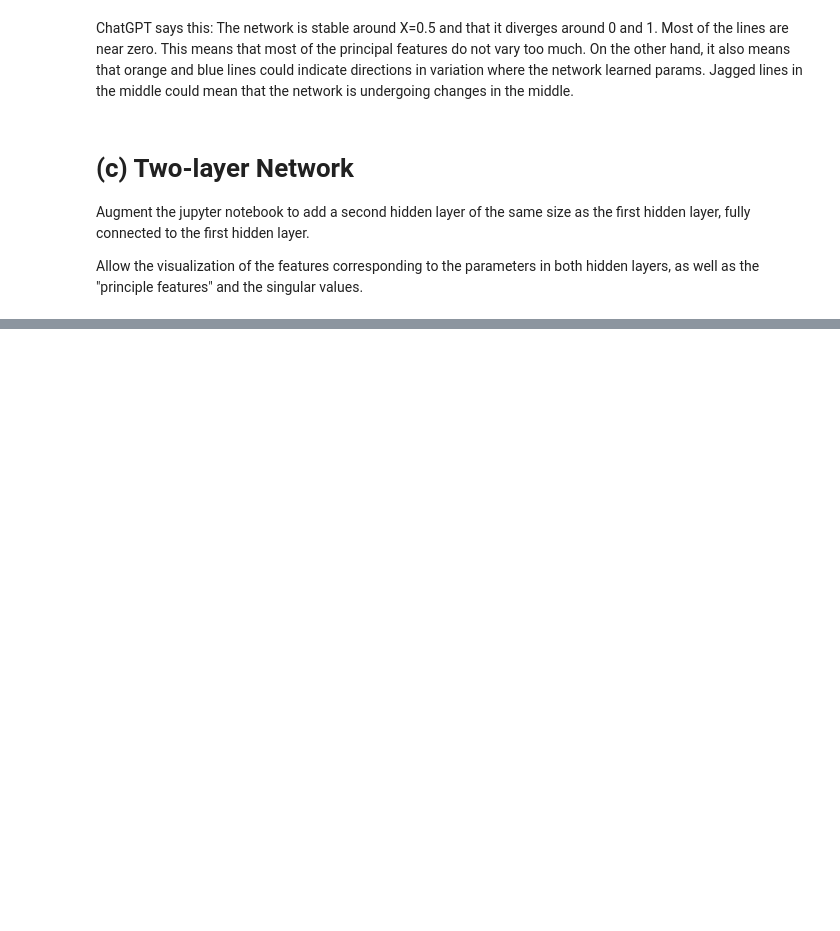
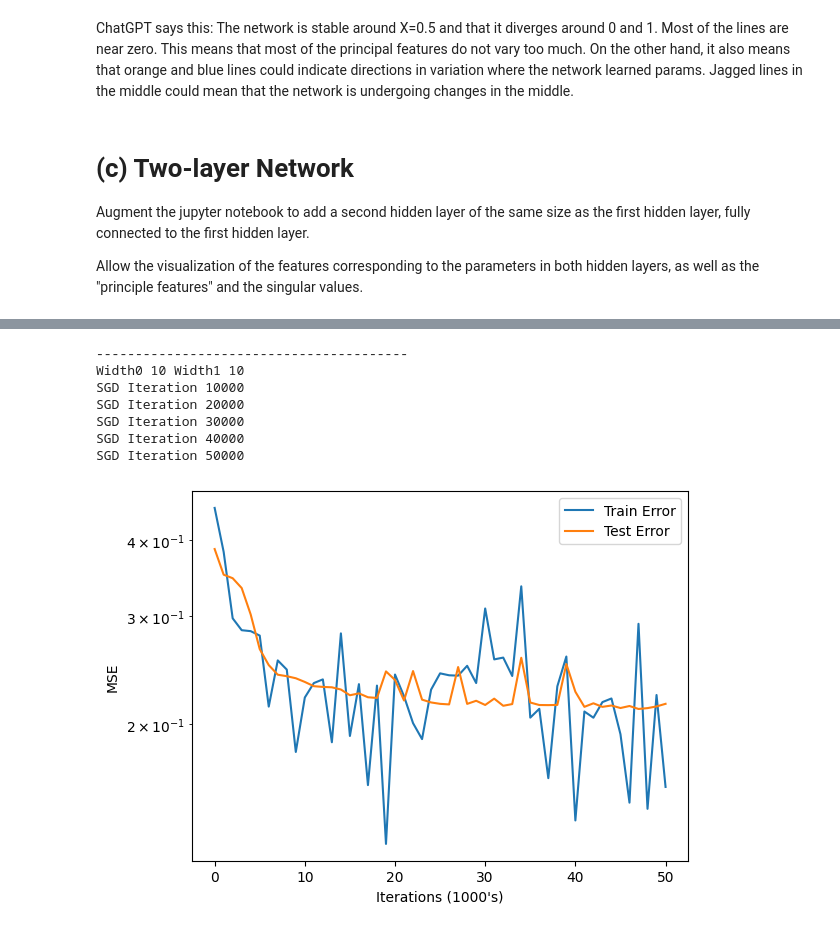
Before and after one commit to AarinSalot/182-stuff, a Jupyter notebook: hw01/code/q_linearized_features.ipynb, the cells around one changed output, grey strips where cells are left out. Cells and saved outputs as stored; diff of their text form; code cells hidden in the pictures; blank space fills up the shorter version.

```diff
--- a/hw01/code/q_linearized_features.ipynb
+++ b/hw01/code/q_linearized_features.ipynb
@@ -580,0 +577,80 @@ w
+# %%
+t0 = time.time()
+n_steps = 50000
+widths = [10, 20, 40]
+# widths = [10]
+nets_by_size = {}
+for width in widths:
+  print("-"*40)
+  print("Width0", width, "Width1", width)
+  # Define a 2-hidden layer ReLU nonlinearity network
+  net = nn.Sequential(nn.Linear(1, width),
+                      nn.ReLU(),
+                      nn.Linear(width, width),
+                      nn.ReLU(),
+                      nn.Linear(width, 1)
+                      )
+  new_net = nn.Sequential(nn.Linear(1, width),
+                      nn.ReLU(),
+                      nn.Linear(width, width),
+                      nn.ReLU(),
+                      nn.Linear(width, 1)
+                      )
+
+  # parmeters are stored in 0.weight, 0.b, 2.w, 2.b, .... format
+  # weights_out = weights_all[4:]
+  # elbows0 = np.sort(np.random.rand(width))
+  # elbows1 = np.sort(np.random.rand(width))
+  # new_biases0 = -elbows0 * to_numpy(weights_all[0]).ravel()
+  # new_biases1 = -elbows1 * np.average(to_numpy(weights_all[2]), axis=1).ravel()
+  # weights_all[1].data = to_torch(new_biases0)
+  # weights_all[3].data = to_torch(new_biases1)
+  # lr_out = 0.2
+  # lr_all = 0.02
+
+
+
+  new_net.load_state_dict(net.state_dict().copy())
+  weights_all = list(new_net.parameters())
+  new_net.to(device=device)
+
+  opt_all = torch.optim.SGD(params=weights_all, lr=0.02)
+  # we to declare the optimizer after moving the net to device since
+  # the optimizer stores references to where the gradients are in memory
+
+  nets_by_size[width] = {
+                          'net': net,
+                          'opt_all': opt_all,
+                          'init': initial_weights,
+                        }
+
+
+  history_all = train_network(X, y, X_test, y_test, new_net, optim=opt_all, n_steps=n_steps,
+                              save_every=save_every, initial_weights=None,
+                              verbose=False, device=device)
+  nets_by_size[width]['trained_net'] = new_net
+  nets_by_size[width]['hist_all'] = history_all
+
+
+
+
+  # nets_by_size[width] = {
+  #                         'net': net,
+  #                         'opt_all': opt_all,
+  #                         'init': initial_weights,
+  #                         'trained_net': new_net,
+  #                         'hist_all': history_all
+  #                       }
+  plot_test_train_errors(history_all)
+t1 = time.time()
+print("-"*40)
+print("Trained all layers in %.1f minutes" % ((t1 - t0) / 60))
+# %% [output]
+----------------------------------------
+Width0 10 Width1 10
+SGD Iteration 10000
+SGD Iteration 20000
+SGD Iteration 30000
+SGD Iteration 40000
+SGD Iteration 50000
+[figure, added]
```
Also changed, not shown: parts of 8 cells of this notebook.
